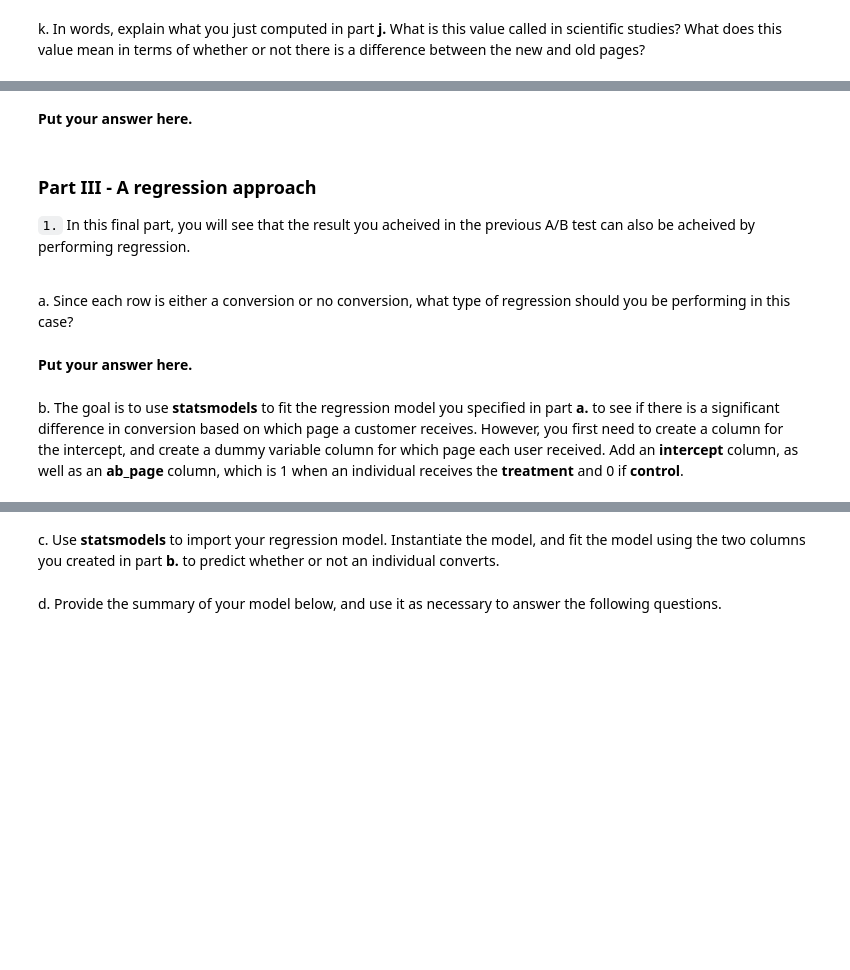
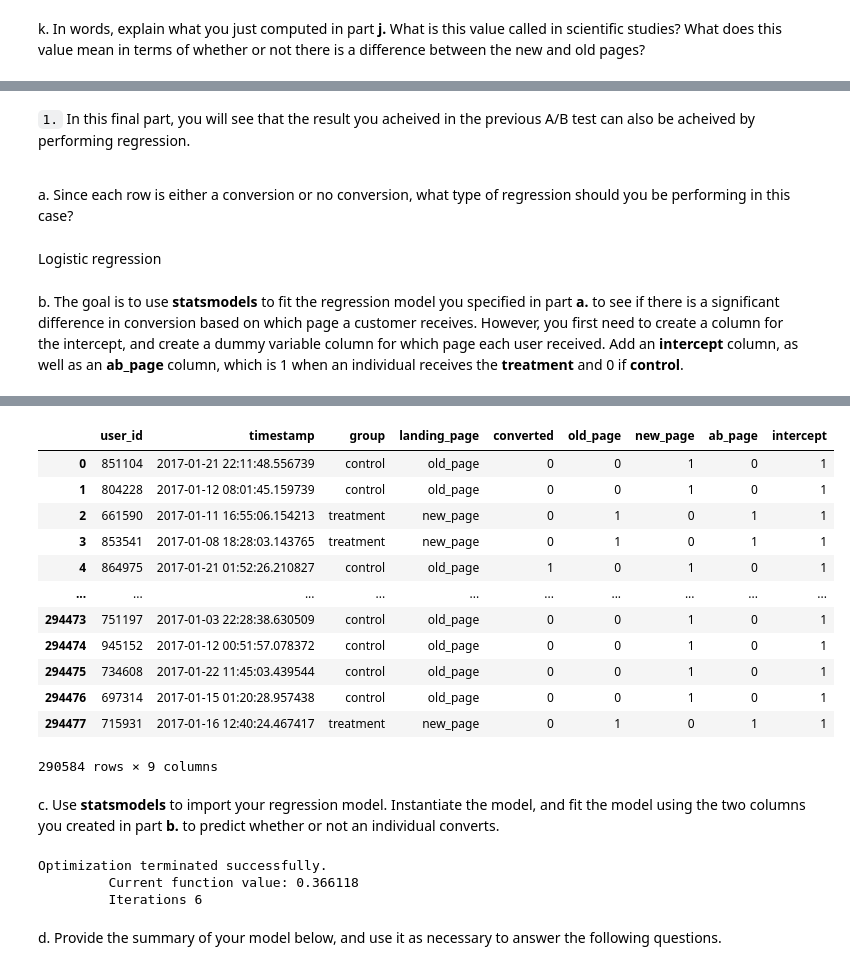
Before and after one commit to YousefSaber/A-B-Testing-Project, a Jupyter notebook: Analyze_ab_test_results_notebook.ipynb, the cells around one changed output, grey strips where cells are left out. Saved outputs shown, nothing was run; the diff lists cells and outputs as text; code cells hidden in the pictures; blank space fills up the shorter version.

```diff
--- a/Analyze_ab_test_results_notebook.ipynb
+++ b/Analyze_ab_test_results_notebook.ipynb
@@ -252,13 +388,17 @@ n. What do the z-score and p-value you computed in the previous question mean fo
-# %% [markdown]
-**Put your answer here.**
 # %% [markdown]
-<a id='regression'></a>
-### Part III - A regression approach
-
 `1.` In this final part, you will see that the result you acheived in the previous A/B test can also be acheived by performing regression.<br><br>
 
 a. Since each row is either a conversion or no conversion, what type of regression should you be performing in this case?
-# %% [markdown]
-**Put your answer here.**
+# %% [markdown]
+Logistic regression
 # %% [markdown]
 b. The goal is to use **statsmodels** to fit the regression model you specified in part **a.** to see if there is a significant difference in conversion based on which page a customer receives.  However, you first need to create a column for the intercept, and create a dummy variable column for which page each user received.  Add an **intercept** column, as well as an **ab_page** column, which is 1 when an individual receives the **treatment** and 0 if **control**.
+# %%
+%%time
+df2[['old_page','new_page']] = df2['landing_page'].str.get_dummies()
+df2['ab_page'] = df2['group'].str.get_dummies()['treatment']
+df2['intercept'] = 1
+df2
+## note that adding a ab_page is useless because as codes above in the filtered data in df2 new_page MUST be paired with treatment and control
+##MUST be paired with old_page see cell no 44 we are just doing this according to instructions but in real life this is meaningless.
+# %% [output]
@@ -265,4 +407,24 @@ b. The goal is to use **statsmodels** to fit the regression model you specified
+|  | user_id | timestamp | group | landing_page | converted | old_page | new_page | ab_page | intercept |
+| 0 | 851104 | 2017-01-21 22:11:48.556739 | control | old_page | 0 | 0 | 1 | 0 | 1 |
+| 1 | 804228 | 2017-01-12 08:01:45.159739 | control | old_page | 0 | 0 | 1 | 0 | 1 |
+| 2 | 661590 | 2017-01-11 16:55:06.154213 | treatment | new_page | 0 | 1 | 0 | 1 | 1 |
+| 3 | 853541 | 2017-01-08 18:28:03.143765 | treatment | new_page | 0 | 1 | 0 | 1 | 1 |
+| 4 | 864975 | 2017-01-21 01:52:26.210827 | control | old_page | 1 | 0 | 1 | 0 | 1 |
+| ... | ... | ... | ... | ... | ... | ... | ... | ... | ... |
+| 294473 | 751197 | 2017-01-03 22:28:38.630509 | control | old_page | 0 | 0 | 1 | 0 | 1 |
+| 294474 | 945152 | 2017-01-12 00:51:57.078372 | control | old_page | 0 | 0 | 1 | 0 | 1 |
+| 294475 | 734608 | 2017-01-22 11:45:03.439544 | control | old_page | 0 | 0 | 1 | 0 | 1 |
+| 294476 | 697314 | 2017-01-15 01:20:28.957438 | control | old_page | 0 | 0 | 1 | 0 | 1 |
+| 294477 | 715931 | 2017-01-16 12:40:24.467417 | treatment | new_page | 0 | 1 | 0 | 1 | 1 |
+290584 rows × 9 columns
 # %% [markdown]
 c. Use **statsmodels** to import your regression model.  Instantiate the model, and fit the model using the two columns you created in part **b.** to predict whether or not an individual converts.
+# %%
+logmodel = sm.Logit(df2['converted'],df2[['intercept','ab_page']])
+results = logmodel.fit()
+# %% [output]
+Optimization terminated successfully.
+         Current function value: 0.366118
+         Iterations 6
 # %% [markdown]
 d. Provide the summary of your model below, and use it as necessary to answer the following questions.
```
Also changed, not shown: parts of 44 cells of this notebook.
